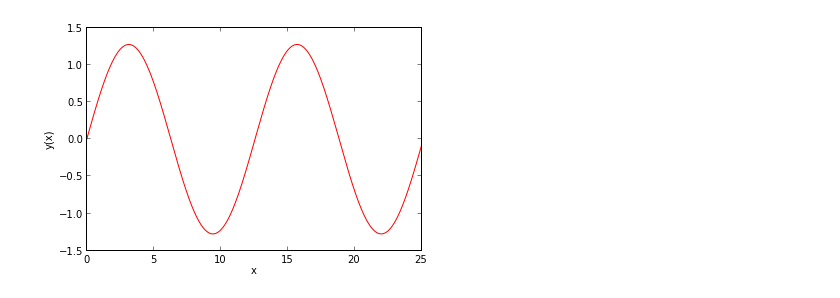
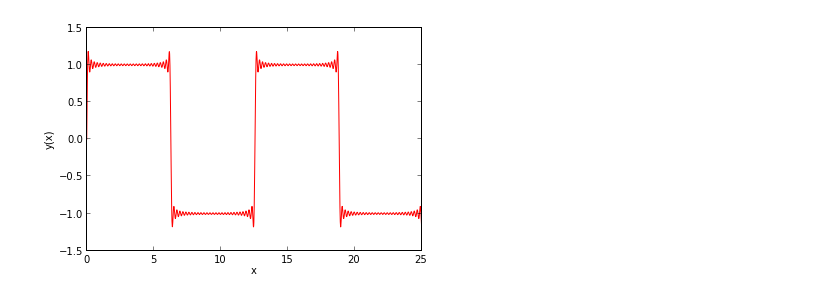
Before and after one commit to minhung/AppMathMethod, a Jupyter notebook: Fourier_Series.ipynb, the cells around one changed output. Cells and saved outputs as stored; diff of their text form; code cells hidden in the pictures.

```diff
--- a/Fourier_Series.ipynb
+++ b/Fourier_Series.ipynb
@@ -5,7 +5,7 @@ import numpy as np
 %matplotlib inline
 list_ = []
 
-x = np.linspace(0,25,1000) # grid of x data
+x = np.linspace(0,25,2000) # grid of x data
 
 def gen_list(phase): # Generating list of odd numbers for square wave function
     odd_phase = 0
@@ -20,55 +20,32 @@ def gen_list(phase): # Generating list of odd numbers for square wave function
             list_.append(odd_phase)
             odd_phase = odd_phase - 2
     elif phase == 1:
         odd_phase = phase
         list_.append(odd_phase)
     return list_
 
 
 def add(x,phase): # The summation of the square wave function
     term = 0
     sum_ = 0
     complete = 0
 
     gen_list(phase)
 
     for k in list_:
         term = (1.0 / k) * np.sin( (k*x) / 2.0)
         sum_ = term + sum_
 
     complete = 4.0/np.pi * sum_
     return complete
-
 ### Set up the initial data:
-myphase = 1 # this variable will be controlled by slider
+myphase = 55 # this variable will be controlled by slider
 y = add(x,myphase) # the function to plot
-
-### Set up the initial plot:
-#ax = plt.subplot(111) # create new axes for 1 row, 1 column, plotnumber 1
-#                  # This is the default axis
-#plt.subplots_adjust(left=0.15, bottom=0.25) # make some more room at bottom and left
 
 plt.line, = plt.plot(x, y, linewidth=1, color='r') # nb use of comma
 plt.xlabel("x")
 plt.ylabel("y(x)")
 
-### define the sliders:
-#axcolor = 'lightgoldenrodyellow'
-## add axes (a subplot) in the space we made using subplots_adjust
-#ax_phase = plt.axes([0.15, 0.1, 0.65, 0.03], axisbg=axcolor)
-### ...and put a slider in it
-#slider_phase = Slider(ax_phase, 'phase', 1, 25, valfmt='%0.0f',valinit=(phase))
-
-#def update_phase(val):
-#    """function to update the plot based on current slider_phase position"""
-#    phase = slider_phase.val # use slider position to set the phase
-#    y = add(x,phase)
-#    plt.line.set_ydata(y) # make a line of the new y data
-#    plt.draw() # redraw the plot.
-
-## if the slider posn is changed, update phase and recalculate
-#slider_phase.on_changed(update_phase)
-
 plt.show()
 # %% [output]
-[figure, old version]
+[figure, new version]
```
Also changed, not shown: 1 other file.
